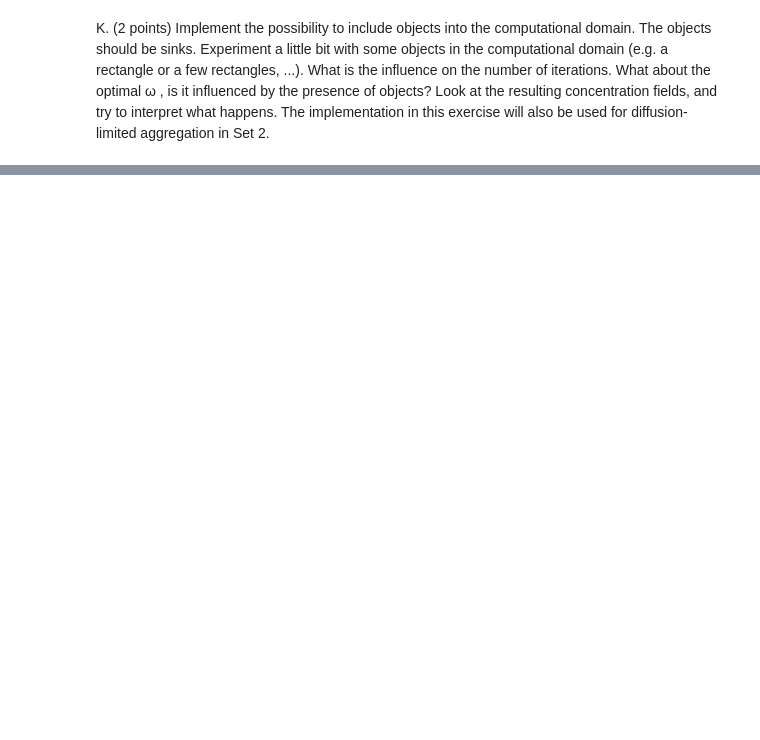
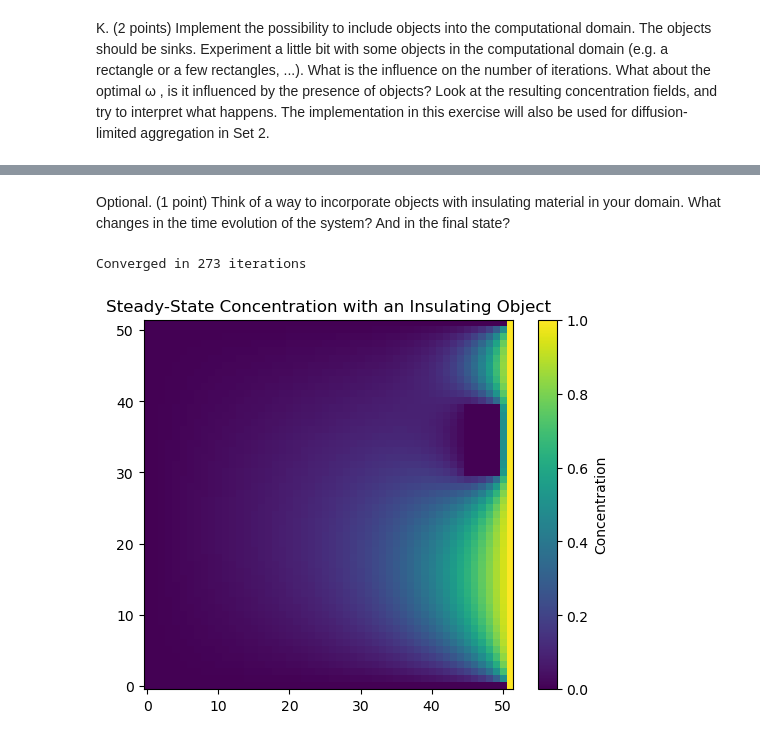
Before and after one commit to jonas4climate/modelling-natural-processes, a Jupyter notebook: Set1_incomplete.ipynb, the cells around one changed output, grey strips where cells are left out. Drawn from its saved outputs; the diff is of its cells as text; code cells hidden in the pictures; blank space fills up the shorter version.

```diff
--- a/Set1_incomplete.ipynb
+++ b/Set1_incomplete.ipynb
@@ -557,0 +675,61 @@ Converged in 273 iterations
+# %% [markdown]
+Optional. (1 point) Think of a way to incorporate objects with insulating material in your domain. What changes in the time evolution of the system? And in the ﬁnal state?
+# %%
+# Parameters
+Nx = 50  # Grid size
+omega = 1.7  # Over-relaxation parameter
+epsilon = 1e-5  # Convergence criteria
+max_iterations = 10000  # Maximum number of iterations to prevent infinite loops
+
+# Initialize the computational grid
+c = np.zeros((Nx+2, Nx+2))
+# Boundary conditions
+c[:, 0] = 0  # Bottom
+c[:, -1] = 1  # Top
+
+# a rectangular object encoded in the domain
+# adjust to include an insulating object
+# 0: Normal point, 1: Sink, 2: Insulator
+objects = np.zeros((Nx+1, Nx+1), dtype=int)
+objects[3*Nx//5:4*Nx//5, 9*Nx//10:Nx] = 2  # Representing the object as a rectangle
+
+def update_with_insulator(c, objects):
+    c_new = c.copy()
+    for i in range(1, Nx+1):
+        for j in range(1, Nx+1):
+            if objects[i, j] == 1:  # Sink
+                c_new[i, j] = 0
+            elif objects[i, j] == 2:  # Insulator, enforce no-flux boundary by not updating these edges
+                pass  # No action needed, concentration remains unchanged
+            else:  # Normal update rule
+                c_new[i, j] = (1 - omega) * c[i, j] + (omega / 4) * (
+                    c[i+1, j] + c_new[i-1, j] + c[i, j+1] + c_new[i, j-1]
+                )
+    return c_new
+
+# Re-initialize the concentration matrix
+c = np.zeros((Nx+2, Nx+2))
+c[:, 0] = 0
+c[:, -1] = 1
+
+# Iteration with insulating object
+for iteration in tqdm(range(max_iterations), desc='Simulating SOR with Insulator', unit='iteration'):
+    c_new = update_with_insulator(c, objects)
+    # Check for convergence
+    delta = np.max(np.abs(c_new - c))
+    if delta < epsilon:
+        print(f"Converged in {iteration+1} iterations") # Iteration starts at 0
+        break
+    c = c_new
+else:
+    print("Maximum iterations reached without convergence")
+
+# Plotting
+plt.imshow(c, interpolation='nearest', origin='lower')
+plt.colorbar(label='Concentration')
+plt.title('Steady-State Concentration with an Insulating Object')
+# plt.show()
+plt.savefig("media/insulating.jpg")
+# %% [output]
+Converged in 273 iterations
+[figure, added]
```
Also changed, not shown: parts of 16 cells of this notebook, 2 other files.
